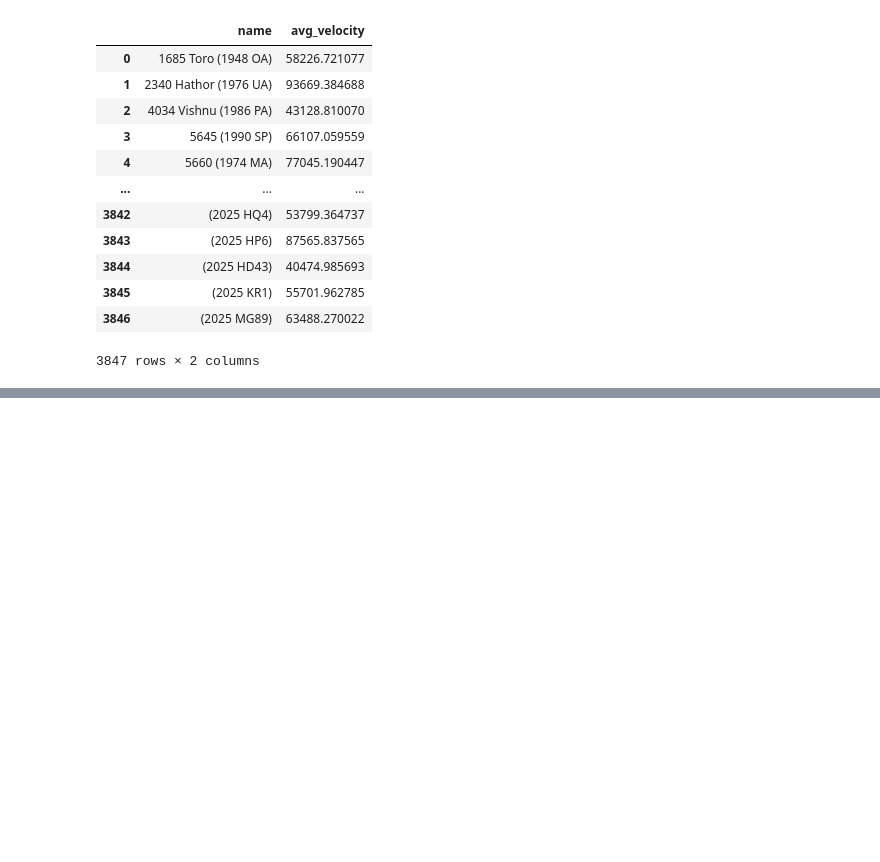
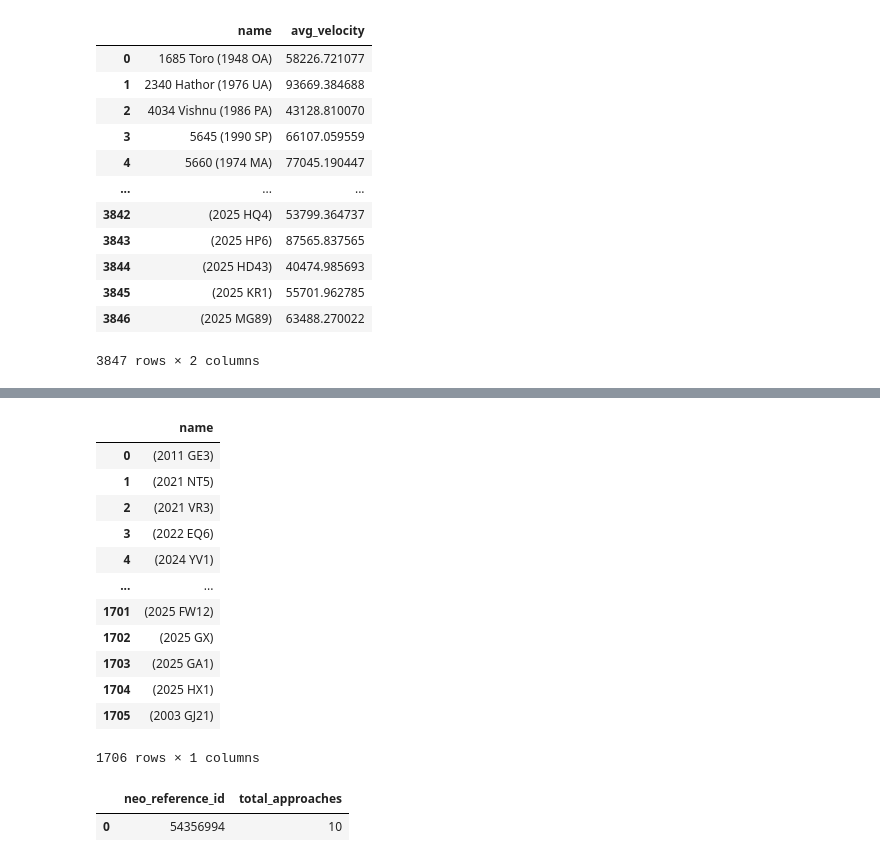
Before and after one commit to ArunK-ML/Project---NASA-Near-Earth-Object-NEO-Tracking-Insights, a Jupyter notebook: nasa_new.ipynb, the cells around one changed output, grey strips where cells are left out. Saved outputs shown, nothing was run; the diff lists cells and outputs as text; code cells hidden in the pictures; blank space fills up the shorter version.

```diff
--- a/nasa_new.ipynb
+++ b/nasa_new.ipynb
@@ -760,15 +838,38 @@ LIMIT 1;
 # %%
-#24. List asteroids that only approached Earth in a specific year (e.g., 2023)
+#24. List asteroids that only approached Earth in a specific year (e.g : 2025)
 
+query24 = ("""
 SELECT DISTINCT a.name
 FROM asteroids a
-JOIN approaches ap ON a.id = ap.asteroid_id
-WHERE strftime('%Y', ap.close_approach_date) = '2023';
+JOIN close_approach ca ON a.id = ca.neo_reference_id
+WHERE strftime('%Y', ca.close_approach_date) = '2025';
+""")
+show_query(query24)
+# %% [output]
+|  | name |
+| 0 | (2011 GE3) |
+| 1 | (2021 NT5) |
+| 2 | (2021 VR3) |
+| 3 | (2022 EQ6) |
+| 4 | (2024 YV1) |
+| ... | ... |
+| 1701 | (2025 FW12) |
+| 1702 | (2025 GX) |
+| 1703 | (2025 GA1) |
+| 1704 | (2025 HX1) |
+| 1705 | (2003 GJ21) |
+1706 rows × 1 columns
 # %%
 #25. Find the asteroid with the most total approaches
 
-SELECT asteroid_id, COUNT(*) AS total_approaches
-FROM approaches
-GROUP BY asteroid_id
+query25 = ("""
+SELECT neo_reference_id, COUNT(*) AS total_approaches
+FROM close_approach
+GROUP BY neo_reference_id
 ORDER BY total_approaches DESC
 LIMIT 1;
+""")
+show_query(query25)
+# %% [output]
+|  | neo_reference_id | total_approaches |
+| 0 | 54356994 | 10 |
```
Also changed, not shown: parts of 7 cells of this notebook.
